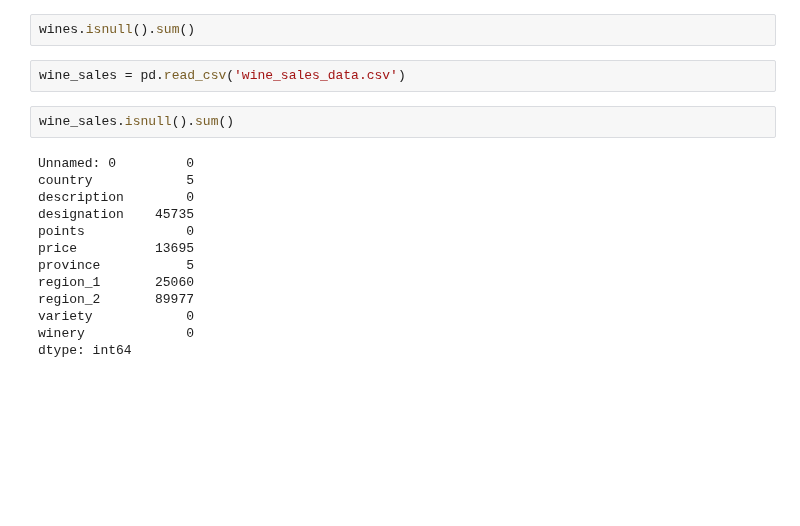
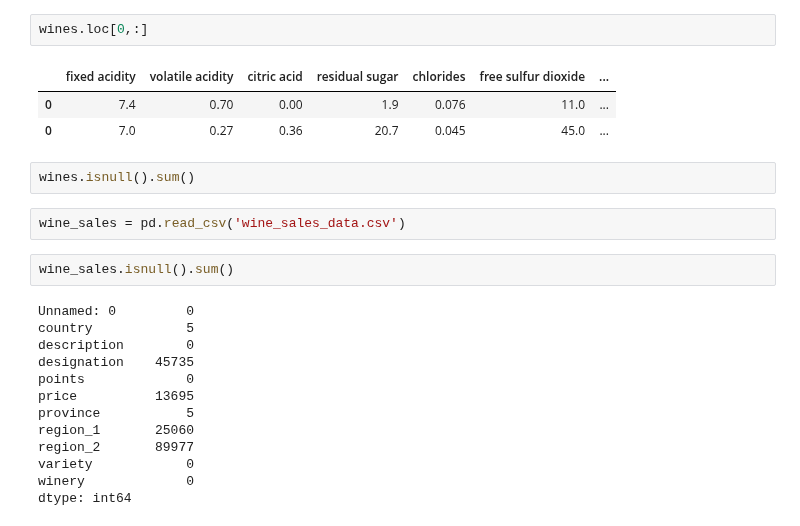
Before and after one commit to shekharbiswas/antelope, a Jupyter notebook: january_lazy.ipynb, the cells around one changed output. Drawn from its saved outputs; the diff is of its cells as text; blank space fills up the shorter version.

```diff
--- a/january_lazy.ipynb
+++ b/january_lazy.ipynb
@@ -40,3 +40,9 @@ wines.shape
+# %%
+wines.loc[0,:]
+# %% [output]
+|  | fixed acidity | volatile acidity | citric acid | residual sugar | chlorides | free sulfur dioxide | ... |
+| 0 | 7.4 | 0.70 | 0.00 | 1.9 | 0.076 | 11.0 | ... |
+| 0 | 7.0 | 0.27 | 0.36 | 20.7 | 0.045 | 45.0 | ... |
 # %%
 wines.isnull().sum()
 # %%
```
Also changed, not shown: parts of 2 cells of this notebook, 2 other files.
